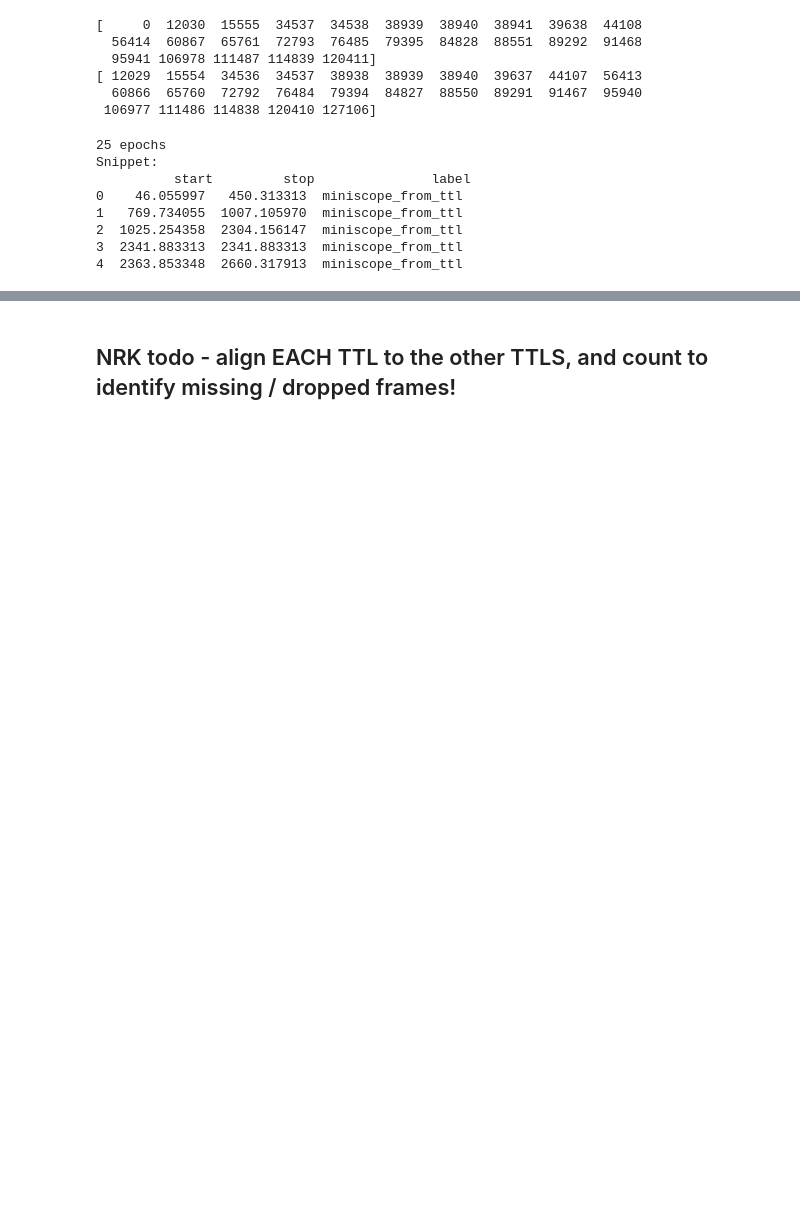
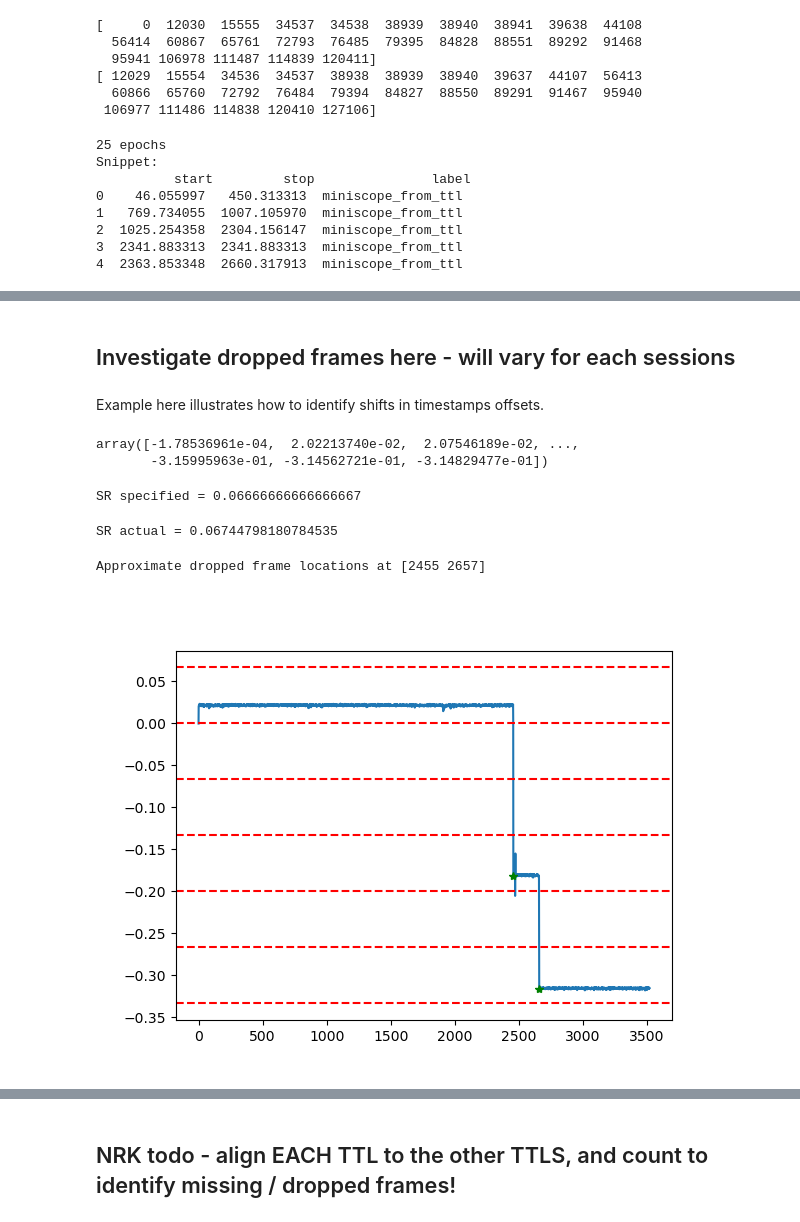
Before and after one commit to nkinsky/NeuroPy, a Jupyter notebook: notebooks/Data_alignment2.ipynb, the cells around one changed output, grey strips where cells are left out. Drawn from its saved outputs; the diff is of its cells as text; code cells hidden in the pictures; blank space fills up the shorter version.

```diff
--- a/notebooks/Data_alignment2.ipynb
+++ b/notebooks/Data_alignment2.ipynb
@@ -373,0 +329,48 @@ array([12030,  3520, 18000,  4401,   697,  4470, 12306,  4453,  4894,
+# %% [markdown]
+## Investigate dropped frames here - will vary for each sessions
+# %% [markdown]
+Example here illustrates how to identify shifts in timestamps offsets.
+# %%
+mismatch_rec = 1
+ttl_mismatch = rec_ttl_align_df[rec_ttl_align_df.Recording == mismatch_rec]
+ms_ts_mismatch = ms_ts_align_df[(ms_ts_align_df.Recording == mismatch_rec) & ~ms_ts_align_df.Pre_rec_buffer]
+nframes_min = np.min((ttl_mismatch.shape[0], ms_ts_mismatch.shape[0]))
+diffs = ttl_mismatch["ttl_sec_from_eeg_start"].iloc[0:nframes_min].values - ms_ts_mismatch['Timestamps'].iloc[0:nframes_min].values
+diffs
+# %% [output]
+array([-1.78536961e-04,  2.02213740e-02,  2.07546189e-02, ...,
+       -3.15995963e-01, -3.14562721e-01, -3.14829477e-01])
+# %%
+# Get miniscope sample rate
+from neuropy.io.miniscopeio import get_recording_metadata
+import re
+
+rec_metadata, vid_metadata, _ = get_recording_metadata("/data2/Trace_FC/Recording_Rats/Finn/2022_01_20_training/2_training/Finn/gobears/2022_01_20/12_49_22")
+sr_spec = 1 / float(re.sub("FPS", "", vid_metadata['frameRate']))
+print(f"SR specified = {sr_spec}")
+# %% [output]
+SR specified = 0.06666666666666667
+# %%
+# Calculate effective sample rate, make sure it matches above
+ms_rec = ms_ts_align_df[(ms_ts_align_df.Recording == mismatch_rec) & ~ms_ts_align_df.Pre_rec_buffer]
+sr_actual = ms_rec.Timestamps.diff().mean()
+print(f"SR actual = {sr_actual}")
+# %% [output]
+SR actual = 0.06744798180784535
+# %%
+# Plot differences between timestamps and overlay miniscope sampling rate intervals to identify missing frames!
+# Every time it jumps a box below you have a missing frame
+%matplotlib widget
+_, ax = plt.subplots()
+ax.plot(diffs)
+for sr_interval in np.arange(np.floor(np.min(diffs) / sr_spec), np.ceil(np.max(diffs) / sr_spec) + 1, 1):
+    ax.axhline(sr_interval*sr_spec, color='r', linestyle='--')
+
+drop_bool = np.abs(np.diff(diffs)) > sr_spec
+drop_inds = np.where(drop_bool)[0]
+ax.plot(drop_inds, diffs[:-1][drop_inds + 1], 'g*')
+
+print(f"Approximate dropped frame locations at {drop_inds}")
+# %% [output]
+Approximate dropped frame locations at [2455 2657]
+[figure, added]
```
Also changed, not shown: parts of 44 cells of this notebook.
